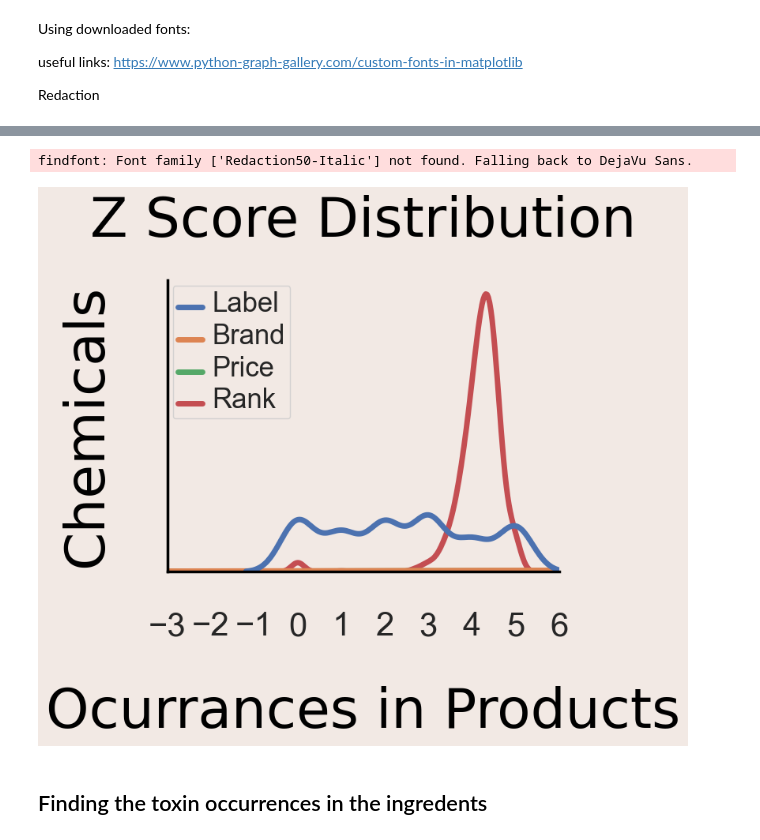
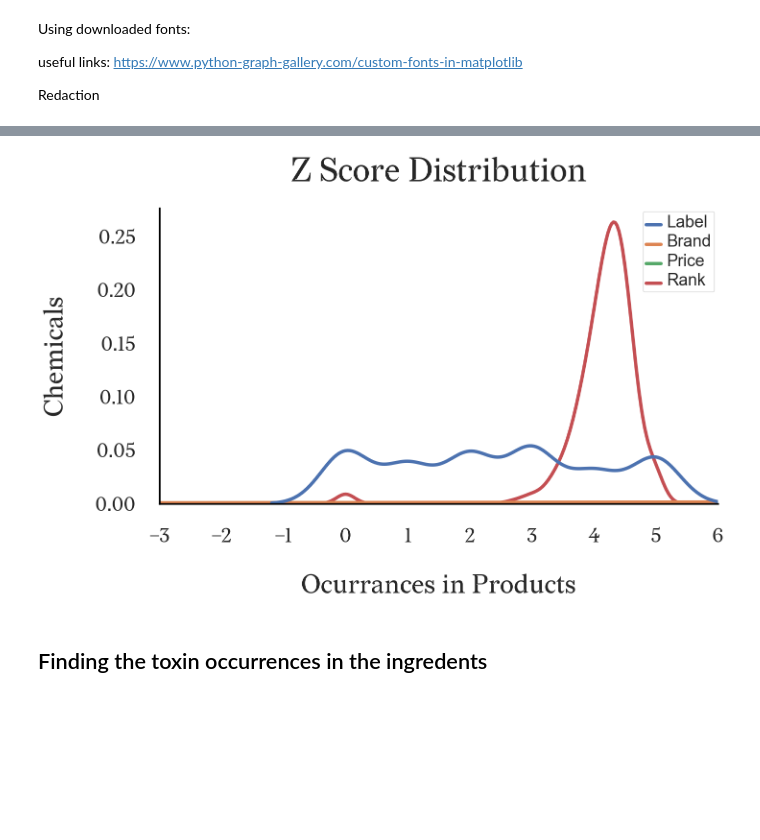
Before and after one commit to mahakanakala/toxins, a Jupyter notebook: notebooks/data_visuals.ipynb, the cells around one changed output, grey strips where cells are left out. Cells and saved outputs as stored; diff of their text form; code cells hidden in the pictures; blank space fills up the shorter version.

Commit message:
#4 update new fonts

```diff
--- a/notebooks/data_visuals.ipynb
+++ b/notebooks/data_visuals.ipynb
@@ -126,3 +69,15 @@ matplotlib.font_manager.findSystemFonts(fontpaths=None, fontext='ttf')[:10]
+# %%
+import matplotlib.pyplot as plt
+font_paths = {
+    "Redaction": '../src/fonts/redaction-cufonfonts/Redaction-mL8P5.otf',
+    "Redaction_Italics" : '../src/fonts/redaction-cufonfonts/Redaction50Italic-2ODWo.otf',
+    "Redaction_Bold" : '../src/fonts/redaction-cufonfonts/Redaction50Bold-vmXRL.otf',
+    "Playfair_Display" : '../src/fonts/PlayfairDisplay-Regular.ttf'
+}
+
+def get_font_prop(font_name):
+    font_path = font_paths[font_name]
+    return matplotlib.font_manager.FontProperties(fname=font_path)
 # %%
 # counts1 = df['Price'] = (df['Price'] - df['Price'].mean()) / df["Price"].std()
 # counts2  = df['Rank'] =(df['Rank'] - df['Rank'].mean()) / df["Rank"].std()
@@ -137,27 +92,7 @@ rank_max_z_score = df.max(axis=0)['Rank']
 brand_min_z_score = df.min(axis=0)['Brand']
 brand_max_z_score = df.max(axis=0)['Brand']
 
-title_font = {
-    'fontname': 'Redaction50-Italic',
-    'color': 'black',
-    'weight': '400',
-    'size': 50
-
-}
-label_font = {
-    'family': 'Consolas',
-    'color': 'black',
-    'weight': 'bold',
-    'size': 35
-}
-
-opt_font = {
-    'family': 'Franklin Gothic Book',
-    'color': 'black',
-    'weight': '100',
-    'size': 12
-}
-sns.set(rc={'axes.facecolor':'#F2E9E4', 'figure.facecolor':'#F2E9E4'})
+sns.set(rc={'axes.facecolor':'#FFFFFF', 'figure.facecolor':'#FFFFFF'})
 
 ax = sns.kdeplot(
     data=df,
@@ -170,48 +105,42 @@ ax.set_xlabel("Z-Score", size = 25)
 
 ax.set_ylabel("Density", size = 25)
 #ax.set_yticklabels(ax.get_yticklabels(), size=20)
-ax.set_title('Z Score Distribution', fontdict=title_font, pad=40)
+ax.set_title('Z Score Distribution', fontproperties=get_font_prop('Redaction'), pad=40, fontsize = 50)
 
 #change to the y yaxis
 tick_spacing = 1
 ax.xaxis.set_major_locator(ticker.MultipleLocator(tick_spacing))
 
 sns.set(rc={'figure.figsize':(10,8)})
 
-ax.set_xlabel("Ocurrances in Products", fontdict=title_font, labelpad=40)
+ax.set_xlabel("Ocurrances in Products", fontproperties=get_font_prop('Redaction'), labelpad=40, fontsize=40)
 ax.set_xlim(-3, 6)
-# ax.set_xticklabels(ax.get_xticklabels(), size =20)
+ax.set_xticklabels(ax.get_xticklabels(), size=25, fontproperties=get_font_prop('Redaction'))
 
-ax.set_ylabel("Chemicals", fontdict= title_font, labelpad=40)
-ax.set_yticklabels(ax.get_yticklabels(), size=25, fontdict=opt_font)
+ax.set_ylabel("Chemicals", fontproperties=get_font_prop('Redaction'), labelpad=40, fontsize=40)
+ax.set_yticklabels(ax.get_yticklabels(), size=25, fontproperties=get_font_prop('Redaction'))
 #plt.text(50, 1, 'allergens, harmful to the environment, cause irritation', fontdict = opt_font)
+
 #styling the spines
 for spine in ['bottom', 'left']:
     ax.spines[spine].set_color('0')
     ax.spines[spine].set_linewidth(2.5)
 
 ax.grid(False)
 
 for spine in ['top', 'right']:
     ax.spines[spine].set_visible(False)
 
-ax.tick_params(axis='y', labelsize=30)
+ax.tick_params(axis='y', labelsize=30, pad=30)
 ax.tick_params(axis='x', labelsize=30, pad=30)
 
-# ax.legend(['Label', 'Brand', 'Price', 'Rank'])
 
 plt.setp(ax.get_legend().get_texts(), fontsize='25')
-
-# for legend title
 plt.setp(ax.get_legend().get_title(), fontsize='20')
 
-#plt.show()
-# taking out this line makes it visible and printed into the references folder, but why?
-
 plt.savefig("../reports/figures/z_score.png", bbox_inches='tight')
 # %% [output]
-findfont: Font family ['Redaction50-Italic'] not found. Falling back to DejaVu Sans.
-[figure, old version]
+[figure, new version]
 # %% [markdown]
 ## Finding the toxin occurrences in the ingredents
 # %%
```
Also changed, not shown: parts of 8 cells of this notebook, 27 other files.
